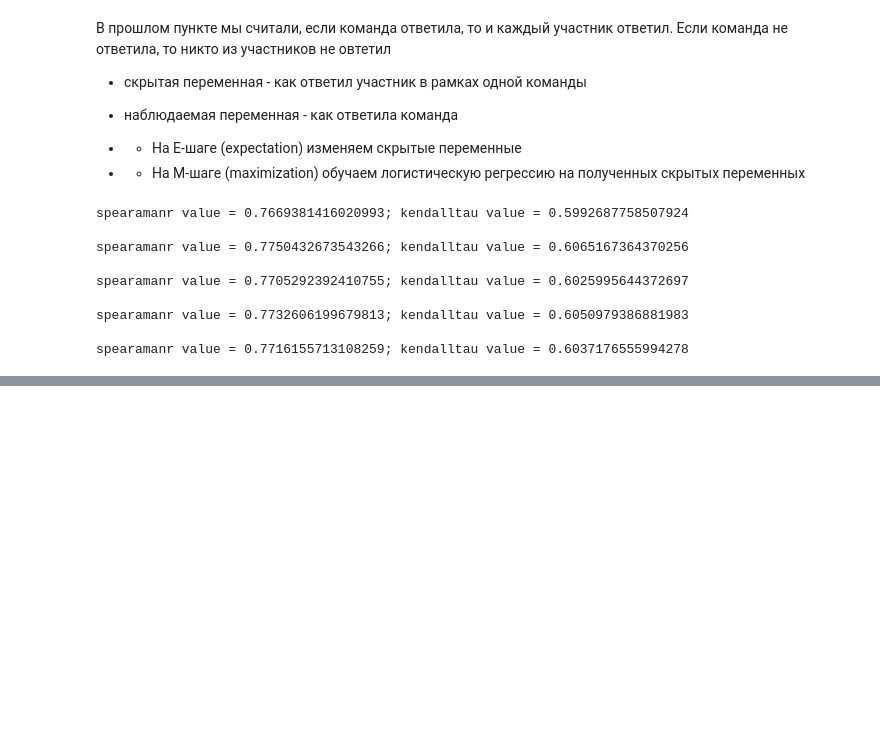
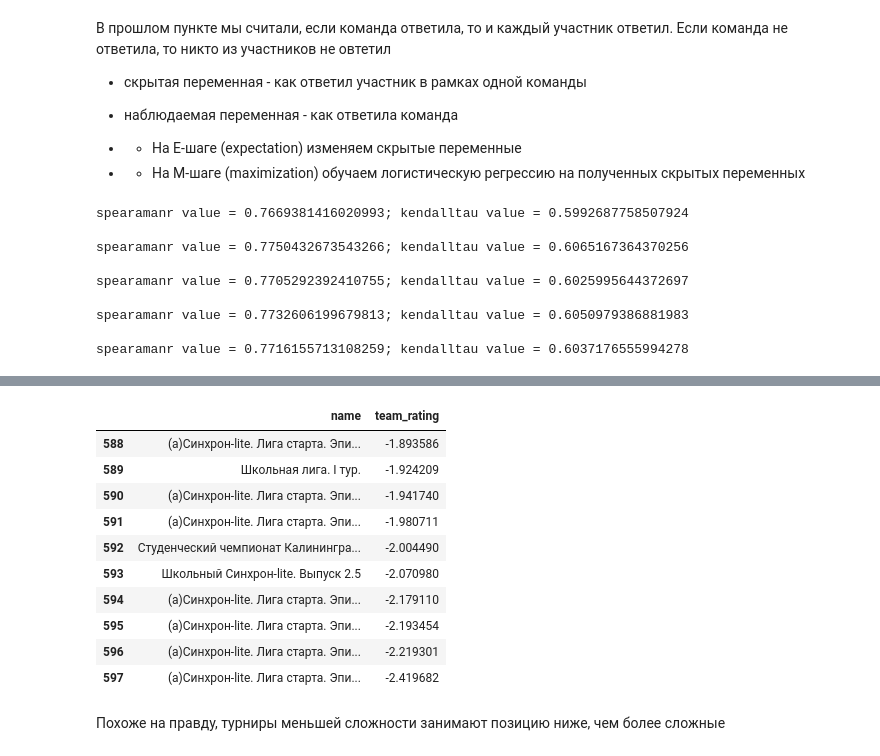
Before and after one commit to OneoKoz/Advance_ML_MADE, a Jupyter notebook: HW_2/AD_ML_HW2.ipynb, the cells around one changed output, grey strips where cells are left out. Saved outputs shown, nothing was run; the diff lists cells and outputs as text; code cells hidden in the pictures; blank space fills up the shorter version.

```diff
--- a/HW_2/AD_ML_HW2.ipynb
+++ b/HW_2/AD_ML_HW2.ipynb
@@ -300,0 +324,16 @@ spearamanr value = 0.7716155713108259; kendalltau value = 0.6037176555994278
+# %%
+tour_rating.tail(10)
+# %% [output]
+|  | name | team_rating |
+| 588 | (а)Синхрон-lite. Лига старта. Эпи... | -1.893586 |
+| 589 | Школьная лига. I тур. | -1.924209 |
+| 590 | (а)Синхрон-lite. Лига старта. Эпи... | -1.941740 |
+| 591 | (а)Синхрон-lite. Лига старта. Эпи... | -1.980711 |
+| 592 | Студенческий чемпионат Калинингра... | -2.004490 |
+| 593 | Школьный Синхрон-lite. Выпуск 2.5 | -2.070980 |
+| 594 | (а)Синхрон-lite. Лига старта. Эпи... | -2.179110 |
+| 595 | (а)Синхрон-lite. Лига старта. Эпи... | -2.193454 |
+| 596 | (а)Синхрон-lite. Лига старта. Эпи... | -2.219301 |
+| 597 | (а)Синхрон-lite. Лига старта. Эпи... | -2.419682 |
+# %% [markdown]
+Похоже на правду, турниры меньшей сложности занимают позицию ниже, чем более сложные
```
Also changed, not shown: parts of 8 cells of this notebook.
